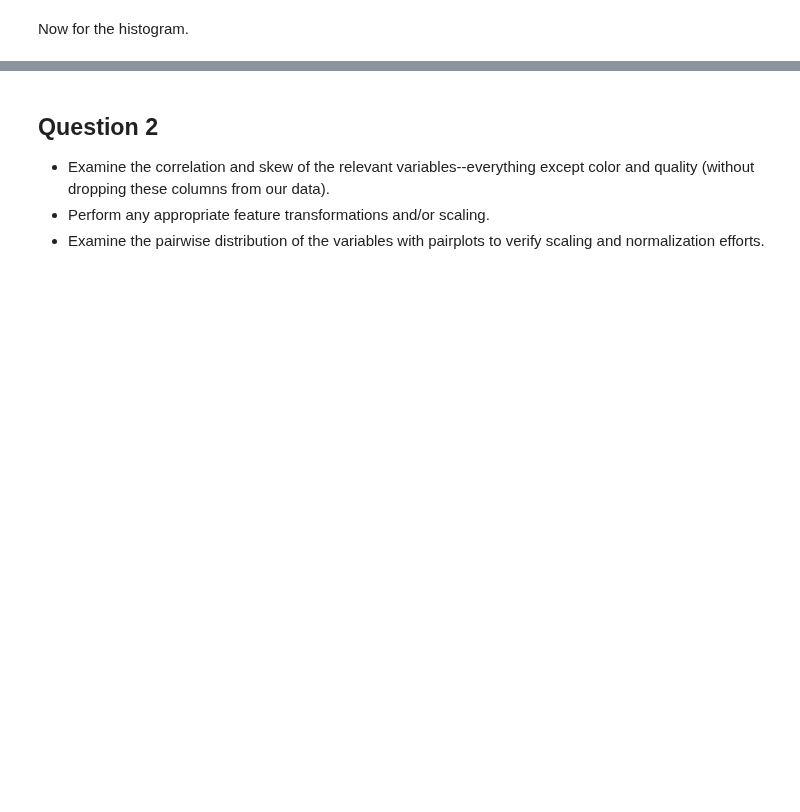
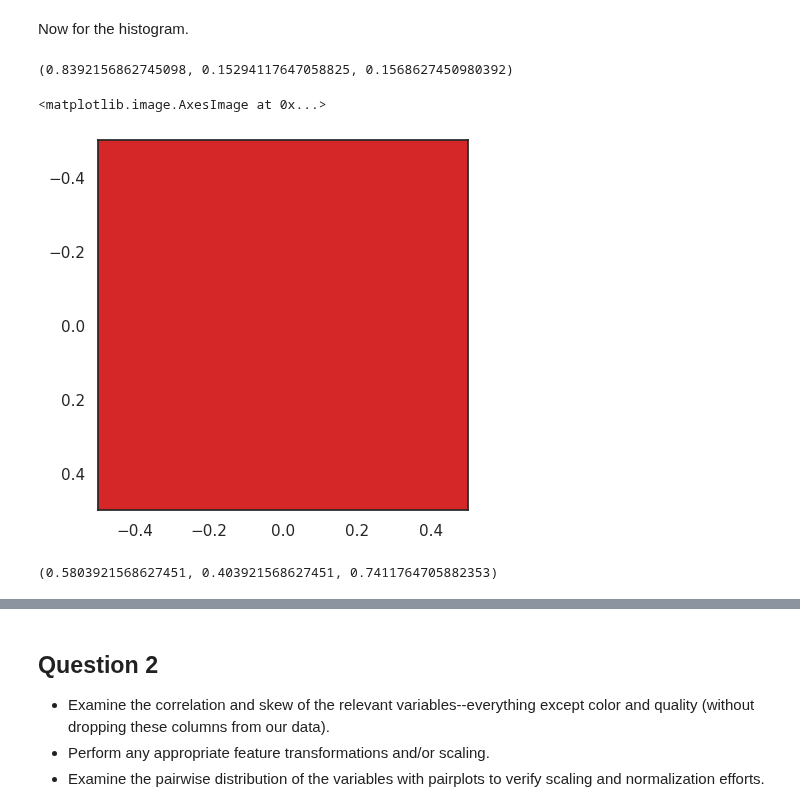
Before and after one commit to htetaunglynn94/coursera, a Jupyter notebook: ibm_ml_series/unsupervised_ml_clustering/module_3/demo_clustering_activity.ipynb, the cells around one changed output, grey strips where cells are left out. Saved outputs shown, nothing was run; the diff lists cells and outputs as text; code cells hidden in the pictures; blank space fills up the shorter version.

```diff
--- a/ibm_ml_series/unsupervised_ml_clustering/module_3/demo_clustering_activity.ipynb
+++ b/ibm_ml_series/unsupervised_ml_clustering/module_3/demo_clustering_activity.ipynb
@@ -54,0 +112,17 @@ Now for the histogram.
+# %%
+# custom colors
+red = sns.color_palette()[3] # represent for red wine
+red
+# %% [output]
+(0.8392156862745098, 0.15294117647058825, 0.1568627450980392)
+# %%
+# Rematch the color
+plt.imshow([[red]])
+# %% [output]
+<matplotlib.image.AxesImage at 0x...>
+[figure, added]
+# %%
+purple = sns.color_palette()[4] # represent for white wine
+purple
+# %% [output]
+(0.5803921568627451, 0.403921568627451, 0.7411764705882353)
```
Also changed, not shown: parts of 24 cells of this notebook.
